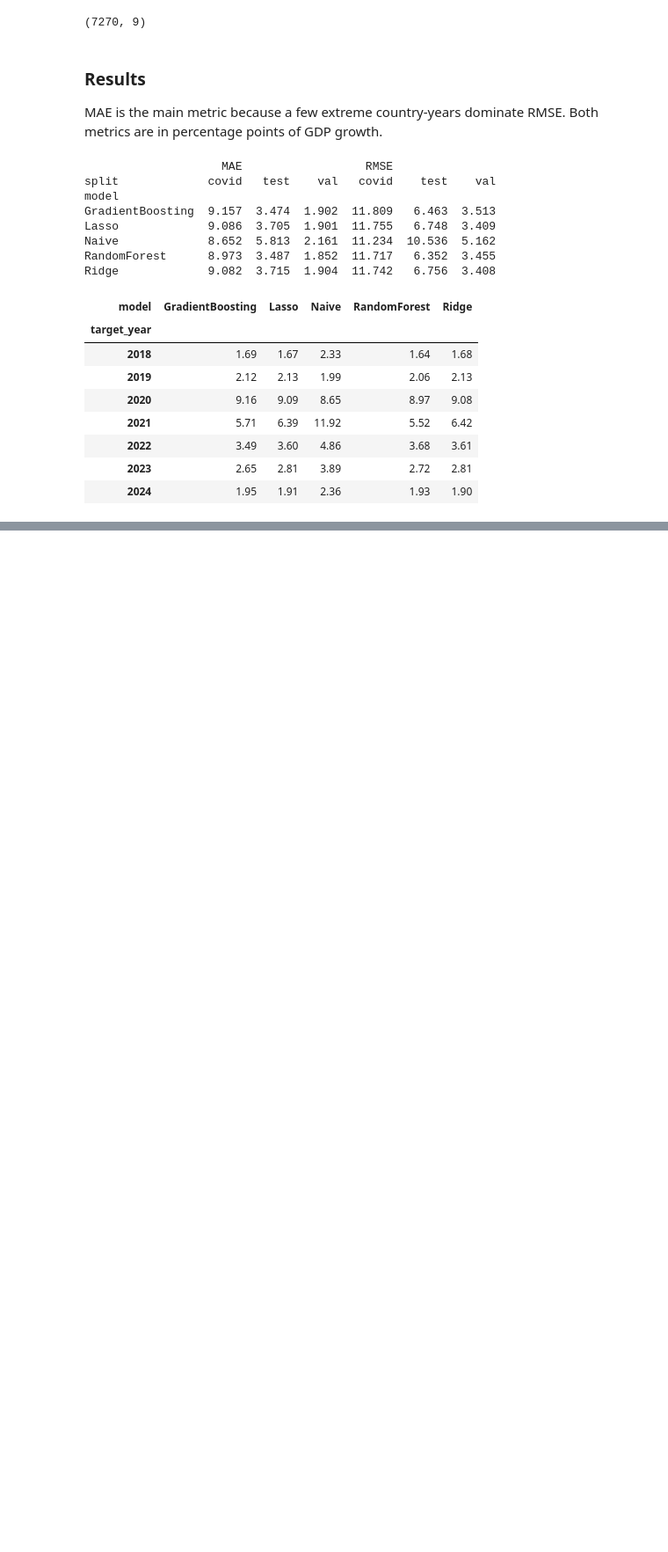
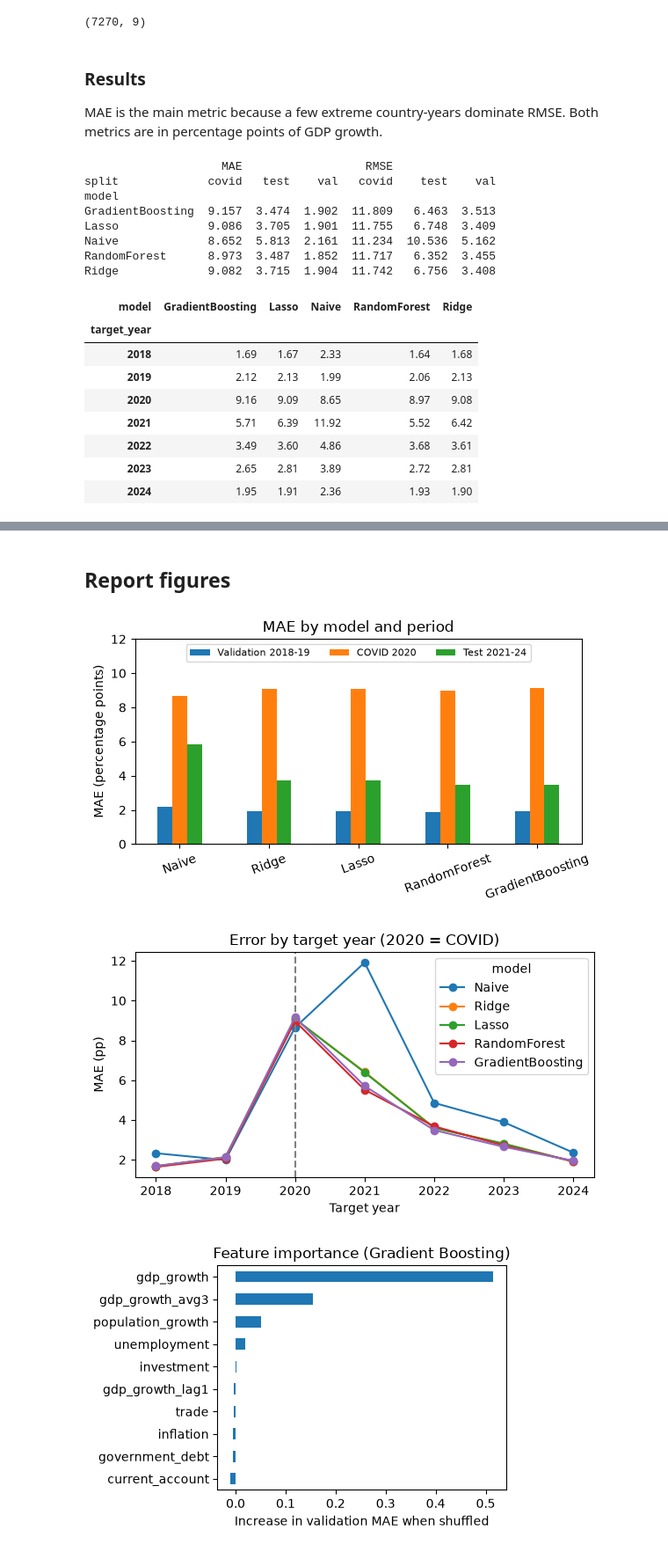
Before and after one commit to farhana273/ml_assignment, a Jupyter notebook: models/GDP_Models_Sami.ipynb, the cells around one changed output, grey strips where cells are left out. Shown at 88% size. Drawn from its saved outputs; the diff is of its cells as text; code cells hidden in the pictures; blank space fills up the shorter version.

Commit message:
Add permutation feature importance and report figures

```diff
--- a/models/GDP_Models_Sami.ipynb
+++ b/models/GDP_Models_Sami.ipynb
@@ -255,0 +260,13 @@ Ridge             9.082  3.715  1.904  11.742   6.756  3.408
+# %%
+from sklearn.inspection import permutation_importance
+imp = {}
+for name, m in best.items():
+    fitted = make_pipe(m).fit(train[FEATURES], train[TARGET])
+    r = permutation_importance(fitted, val[FEATURES], val[TARGET], scoring="neg_mean_absolute_error",
+                               n_repeats=20, random_state=42)
+    imp[name] = r.importances_mean
+imp = pd.DataFrame(imp, index=FEATURES).round(3)
+imp.to_csv(OUT / "feature_importance.csv")
+
+lasso_coef = pd.Series(make_pipe(best["Lasso"]).fit(train[FEATURES], train[TARGET])[-1].coef_, index=FEATURES)
+imp.assign(lasso_coef=lasso_coef.round(3)).sort_values("GradientBoosting", ascending=False)
@@ -255,0 +285,23 @@ Ridge             9.082  3.715  1.904  11.742   6.756  3.408
+# %% [markdown]
+## Report figures
+# %%
+import matplotlib.pyplot as plt
+order = ["Naive", "Ridge", "Lasso", "RandomForest", "GradientBoosting"]
+
+ax = metrics.pivot(index="model", columns="split", values="MAE").loc[order, ["val", "covid", "test"]].plot.bar(figsize=(6, 3.5))
+ax.set_ylabel("MAE (percentage points)"); ax.set_xlabel(""); ax.set_title("MAE by model and period")
+ax.set_ylim(0, 12); ax.legend(["Validation 2018-19", "COVID 2020", "Test 2021-24"], ncol=3, loc="upper center", fontsize=8)
+plt.xticks(rotation=20); plt.tight_layout(); plt.savefig(OUT / "figures/mae_by_model.png", dpi=200); plt.show()
+
+ax = by_year[order].plot(marker="o", figsize=(6, 3.5))
+ax.axvline(2020, ls="--", c="grey"); ax.set_ylabel("MAE (pp)"); ax.set_xlabel("Target year")
+ax.set_title("Error by target year (2020 = COVID)")
+plt.tight_layout(); plt.savefig(OUT / "figures/mae_by_year.png", dpi=200); plt.show()
+
+ax = imp["GradientBoosting"].sort_values().plot.barh(figsize=(5, 3.5))
+ax.set_xlabel("Increase in validation MAE when shuffled"); ax.set_title("Feature importance (Gradient Boosting)")
+plt.tight_layout(); plt.savefig(OUT / "figures/feature_importance.png", dpi=200); plt.show()
+# %% [output]
+[figure, added]
+[figure, added]
+[figure, added]
```
Also changed, not shown: parts of 2 cells of this notebook, 5 other files.
